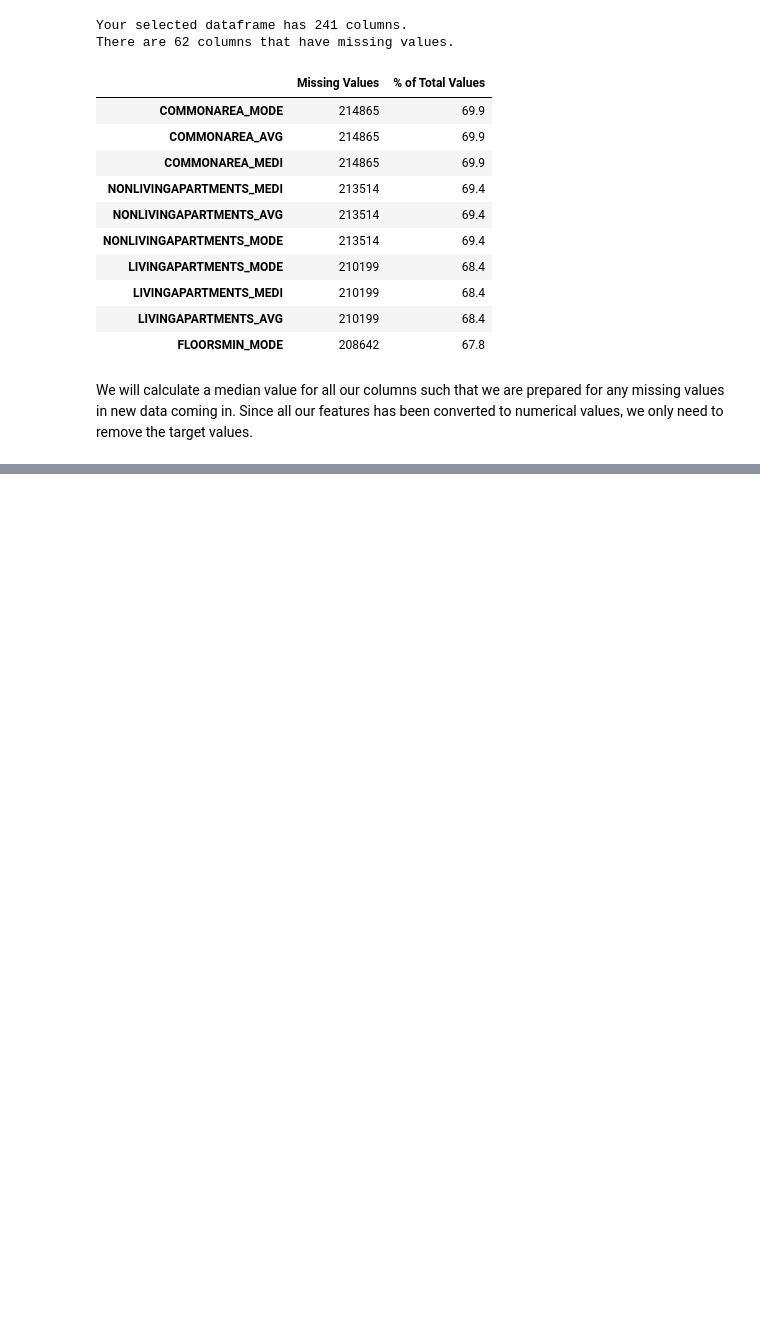
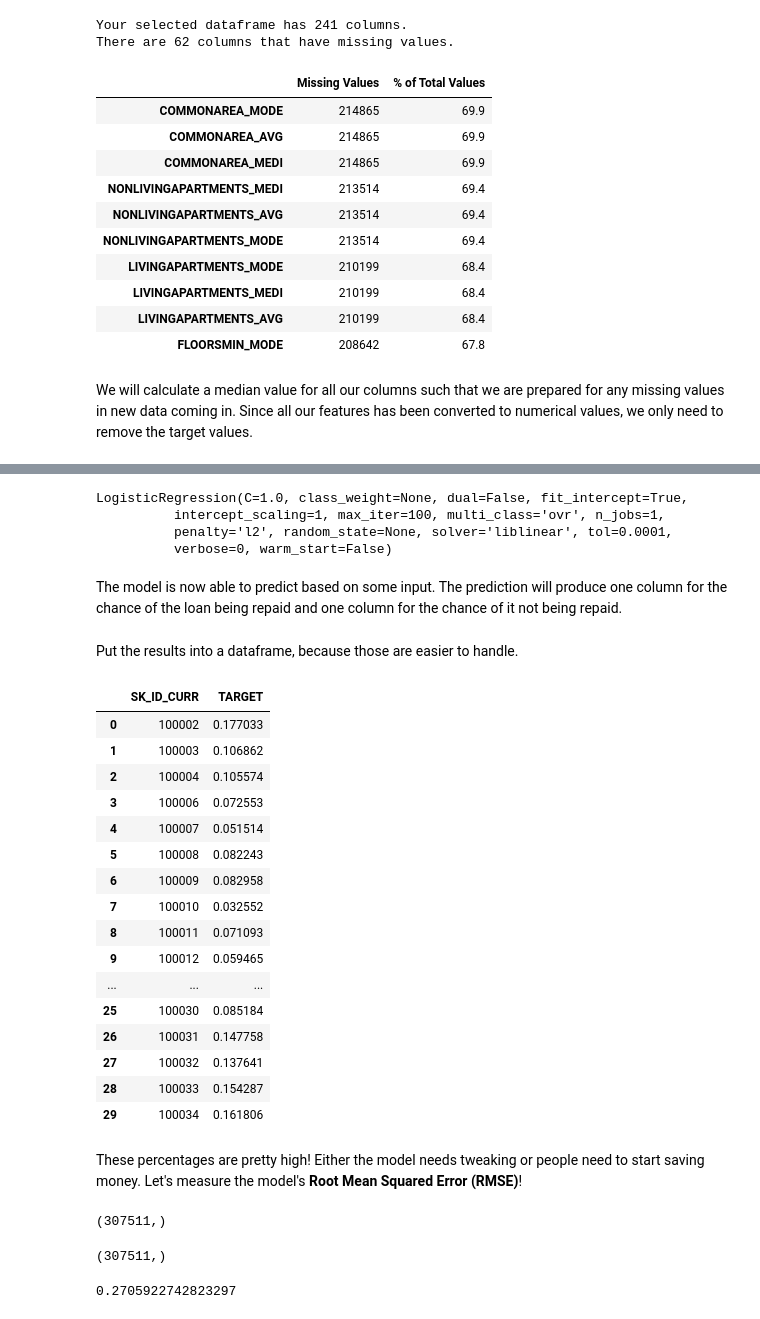
Before and after one commit to adrsolheim/notebooks, a Jupyter notebook: home-credit-default-risk/home_credit_default_risk.ipynb, the cells around one changed output, grey strips where cells are left out. Saved outputs shown, nothing was run; the diff lists cells and outputs as text; code cells hidden in the pictures; blank space fills up the shorter version.

Commit message:
logistic regresion

```diff
--- a/home-credit-default-risk/home_credit_default_risk.ipynb
+++ b/home-credit-default-risk/home_credit_default_risk.ipynb
@@ -819,0 +827,59 @@ test = imputer.transform(test_set)
+# %%
+from sklearn.linear_model import LogisticRegression
+
+log_model = LogisticRegression()
+# Training the model
+log_model.fit(train, train_target_values)
+# %% [output]
+LogisticRegression(C=1.0, class_weight=None, dual=False, fit_intercept=True,
+          intercept_scaling=1, max_iter=100, multi_class='ovr', n_jobs=1,
+          penalty='l2', random_state=None, solver='liblinear', tol=0.0001,
+          verbose=0, warm_start=False)
+# %% [markdown]
+The model is now able to predict based on some input. The prediction will produce one column for the chance of the loan being repaid and one column for the chance of it not being repaid.
+# %%
+log_model_pred = log_model.predict_proba(train)[:, 1]
+# %% [markdown]
+Put the results into a dataframe, because those are easier to handle.
+# %%
+# switch this out with a validation set
+log_result = train_set[['SK_ID_CURR']]
+log_result['TARGET'] = log_model_pred
+
+log_result.head(30)
+# %% [output]
+|  | SK_ID_CURR | TARGET |
+| 0 | 100002 | 0.177033 |
+| 1 | 100003 | 0.106862 |
+| 2 | 100004 | 0.105574 |
+| 3 | 100006 | 0.072553 |
+| 4 | 100007 | 0.051514 |
+| 5 | 100008 | 0.082243 |
+| 6 | 100009 | 0.082958 |
+| 7 | 100010 | 0.032552 |
+| 8 | 100011 | 0.071093 |
+| 9 | 100012 | 0.059465 |
+| ... | ... | ... |
+| 25 | 100030 | 0.085184 |
+| 26 | 100031 | 0.147758 |
+| 27 | 100032 | 0.137641 |
+| 28 | 100033 | 0.154287 |
+| 29 | 100034 | 0.161806 |
+# %% [markdown]
+These percentages are pretty high! Either the model needs tweaking or people need to start saving money. Let's measure the model's **Root Mean Squared Error (RMSE)**!
+# %%
+train_target_values.shape
+# %% [output]
+(307511,)
+# %%
+log_model_pred.shape
+# %% [output]
+(307511,)
+# %%
+from sklearn.metrics import mean_squared_error
+
+log_mse = mean_squared_error(train_target_values, log_model_pred)
+log_rmse = np.sqrt(log_mse)
+log_rmse
+# %% [output]
+0.2705922742823297
```
Also changed, not shown: parts of 10 cells of this notebook.
